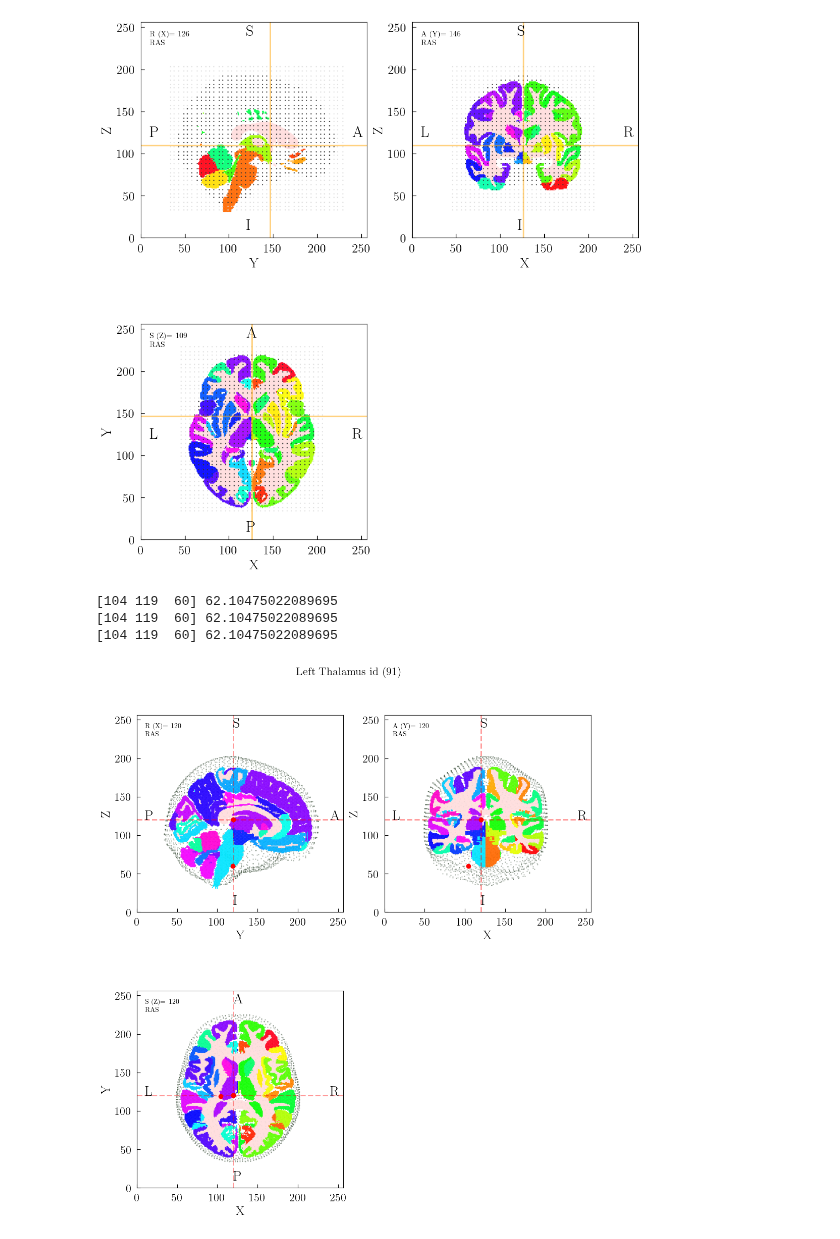
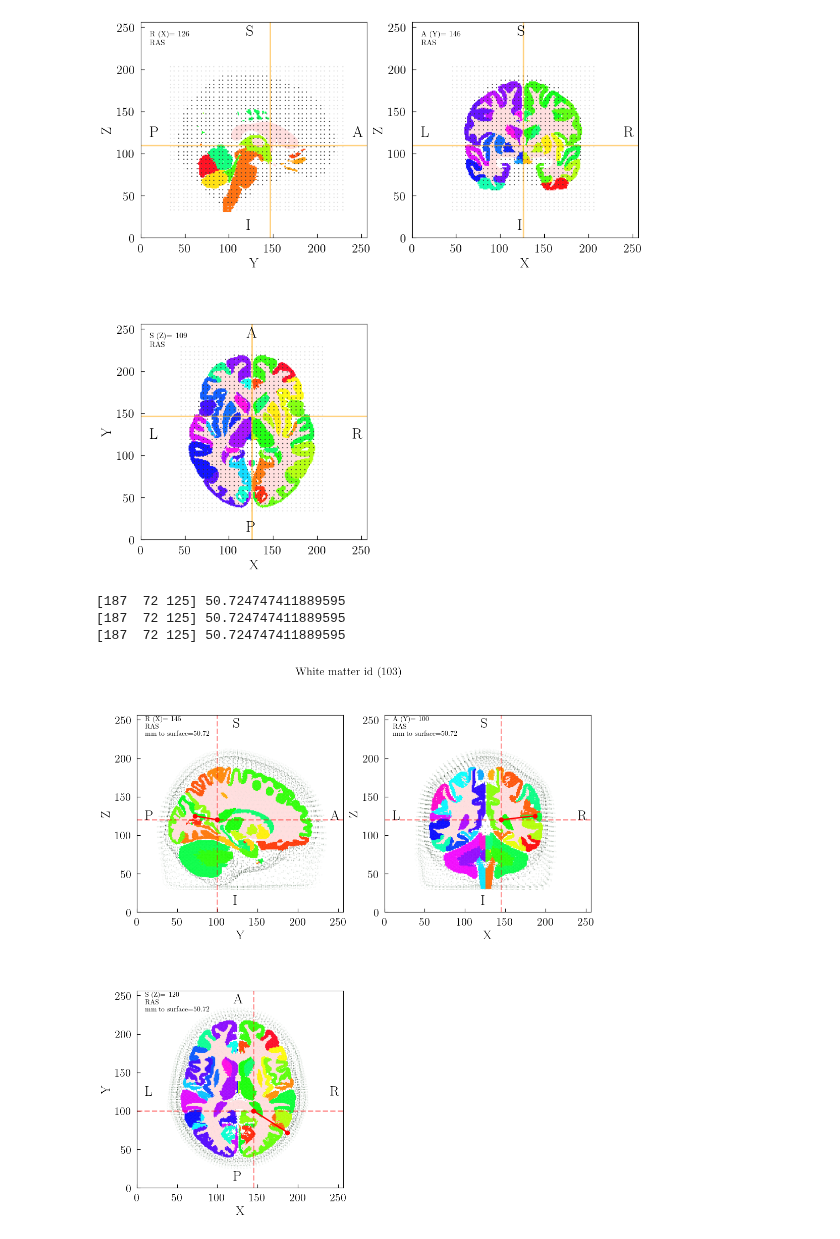
Before and after one commit to kdotdot/cerebra_atlas_python, a Jupyter notebook: 0.4-mniAverage-src-intergration.ipynb, the cells around one changed output. Cells and saved outputs as stored; diff of their text form; code cells hidden in the pictures.

```diff
--- a/0.4-mniAverage-src-intergration.ipynb
+++ b/0.4-mniAverage-src-intergration.ipynb
@@ -37,9 +37,9 @@ array([[<Axes: xlabel='Y', ylabel='Z'>, <Axes: xlabel='X', ylabel='Z'>],
        [<Axes: xlabel='X', ylabel='Y'>, <Axes: >]], dtype=object)
 [figure]
 # %%
-axs = cerebra.orthoview(plot_affine=False, plot_whitematter=True,plot_regions=True, plot_src_space=False,plot_bem_surfaces=True, plot_distance_to_inner_skull=True, pt=[120,120,120])
+axs = cerebra.orthoview(plot_affine=False, plot_whitematter=True,plot_regions=True, plot_src_space=False,plot_bem_surfaces=True, plot_distance_to_inner_skull=True, pt=[145,100,120])
 # %% [output]
-[104 119  60] 62.10475022089695
-[104 119  60] 62.10475022089695
-[104 119  60] 62.10475022089695
+[187  72 125] 50.724747411889595
+[187  72 125] 50.724747411889595
+[187  72 125] 50.724747411889595
-[figure, old version]
+[figure, new version]
```
Also changed, not shown: 3 other files.
